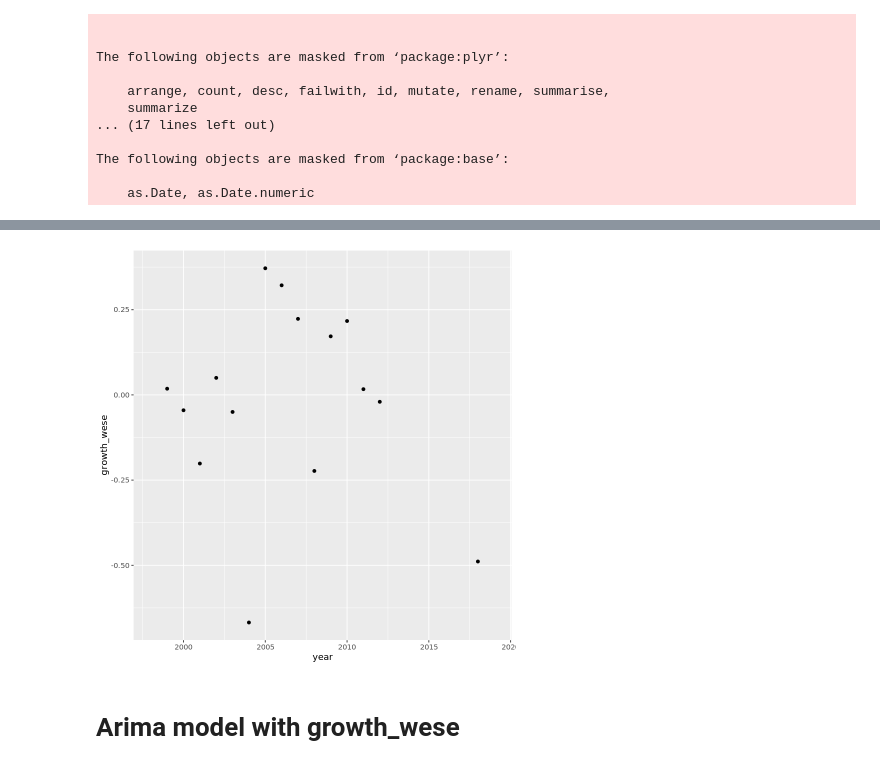
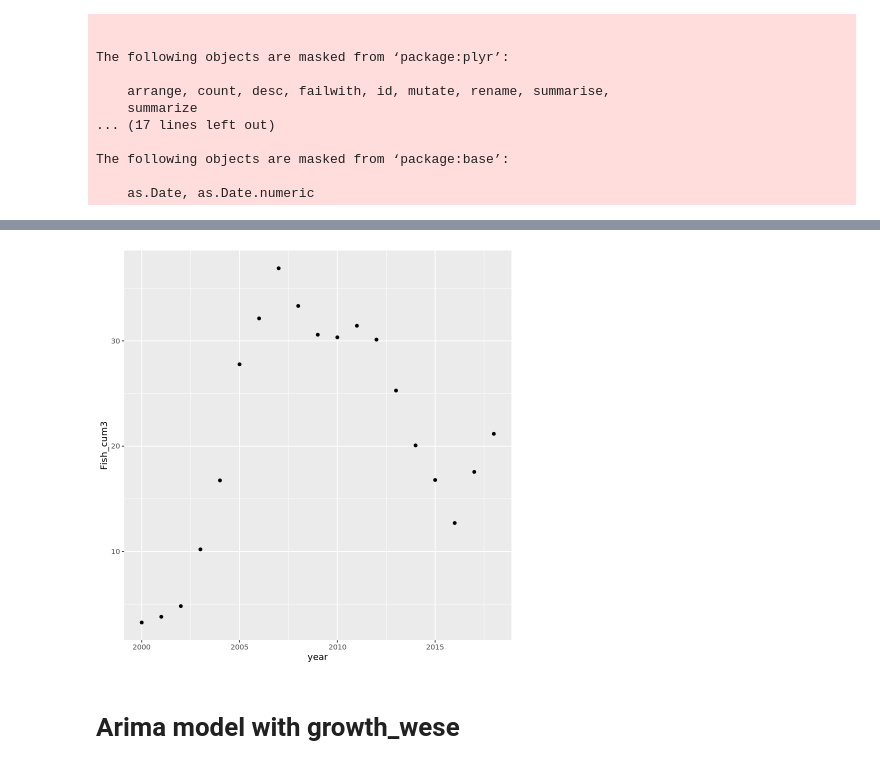
Before and after one commit to pointblue/anthropocene, a Jupyter notebook: notebooks/WESE.ipynb, the cells around one changed output, grey strips where cells are left out. Saved outputs shown, nothing was run; the diff lists cells and outputs as text; code cells hidden in the pictures.

```diff
--- a/notebooks/WESE.ipynb
+++ b/notebooks/WESE.ipynb
@@ -43,3 +31,5 @@ master_gr <- master %>% mutate(growth_wese=log(WESE/lag(WESE)))
+# %%
+master_gr<-subset(master_gr,year>1999 & year<2019)
 # %%
 head(master_gr)
 # %% [output]
@@ -55,5 +45,5 @@ A data.frame: 6 × 24
 # %%
-master_gr$mnOW_RSP6<- master_gr$mnOW_RSP/10^6
+master_gr$mnOW_MCM6<- master_gr$mnOW_MCM/10^3
 # %%
 #lag 5 years SIE
 master_gr <- master_gr %>% mutate(SIE_lag5 = lag(av_SIE,5))
@@ -94,23 +84,37 @@ master_gr[3,"mnAirTemp_lag5"]<--5.2
 master_gr[2,"mnAirTemp_lag5"]<--7.7
 master_gr[1,"mnAirTemp_lag5"]<--4.2
 
+#lag 4 years Air Temp
+master_gr <- master_gr %>% mutate(mnAirTemp_lag4 = lag(mnAirTemp,4))
+master_gr[5,"mnAirTemp_lag4"]<--5.6
+master_gr[4,"mnAirTemp_lag4"]<--4.5
+master_gr[3,"mnAirTemp_lag4"]<--5.2
+master_gr[2,"mnAirTemp_lag4"]<--7.7
+
+
+#lag 4 years FIE
+master_gr <- master_gr %>% mutate(FIE_lag6 = lag(FIE,6))
+
+
 # VARIABLES WITHOUT DATA FOR THE LAGGED YEARS (before 1998)
 
 master_gr <- master_gr %>% mutate(mnWind_lag = lag(mnWind,5))
 master_gr <- master_gr %>% mutate(Salinity_lag = lag(Salinity,5))
 master_gr <- master_gr %>% mutate(mnSST_lag = lag(nmSST_aw_RSP,5))
 master_gr <- master_gr %>% mutate(Prop134_lag = lag(Prop._134,5))
-master_gr <- master_gr %>% mutate(SIC_lag4 = lag(SIC,4))
-master_gr[4,"SIC_lag4"]<-16.8
+master_gr <- master_gr %>% mutate(FIE_lag4 = lag(FIE,4))
 # %%
 # Quadratic variables
-master_gr$SIC_lag4_2<- master_gr$SIC_lag4^2
+master_gr$FIE_2<- master_gr$FIE^2
+master_gr$FIE_lag4_2<- master_gr$FIE_lag4^2
 master_gr$SIE_lag4_2<- master_gr$SIE_lag4^2
 master_gr$SIE_2<- master_gr$mnSIE^2
 master_gr$mnAirTemp_2<- master_gr$mnAirTemp^2
 master_gr$SIE_lag5_2<- master_gr$SIE_lag5^2
-master_gr$mnOW_RSP6<- master_gr$mnOW_RSP/10^6
+master_gr$mnOW_RSP6<- master_gr$mnOW_RSP/10^3
+master_gr$mnOW_MCM6<- master_gr$mnOW_MCM/10^3
 master_gr$mnOW_RSP6_2<-master_gr$mnOW_RSP6^2
+master_gr$mnOW_MCM6_2<-master_gr$mnOW_MCM6^2
 master_gr$mnChl_aw_RSP_2<-master_gr$mnChl_aw_RSP^2
 master_gr$nmSST_aw_RSP_2<-master_gr$nmSST_aw_RSP^2
 master_gr$mnWind_2<-master_gr$mnWind^2
@@ -121,5 +125,7 @@ master_gr$Salinity_2<-master_gr$Salinity^2
 master_gr$intP_RSP_2<-master_gr$intP_RSP^2
 master_gr$Prop._134_2<-master_gr$Prop._134^2
 master_gr$TOTALTonnes.100_2<-master_gr$TOTALTonnes.100^2
+master_gr$mnSIE_2<- master_gr$mnSIE^2
+master_gr$mnAirTemp_2<- master_gr$mnAirTemp^2
 # %%
 head(master_gr)
@@ -156,3 +142,3 @@ A data.frame: 21 × 51
 # %%
-ggplot(master_gr, aes(x=year, y= growth_wese))+geom_point()
+ggplot(master_gr, aes(x=year, y= Fish_cum3))+geom_point()
 # %% [output]
@@ -161,4 +145,4 @@ Warning message:
-[figure, old version]
+[figure, new version]
 # %% [markdown]
 # Arima model with growth_wese
 # %%
```
Also changed, not shown: parts of 35 cells of this notebook, 9 other files.
